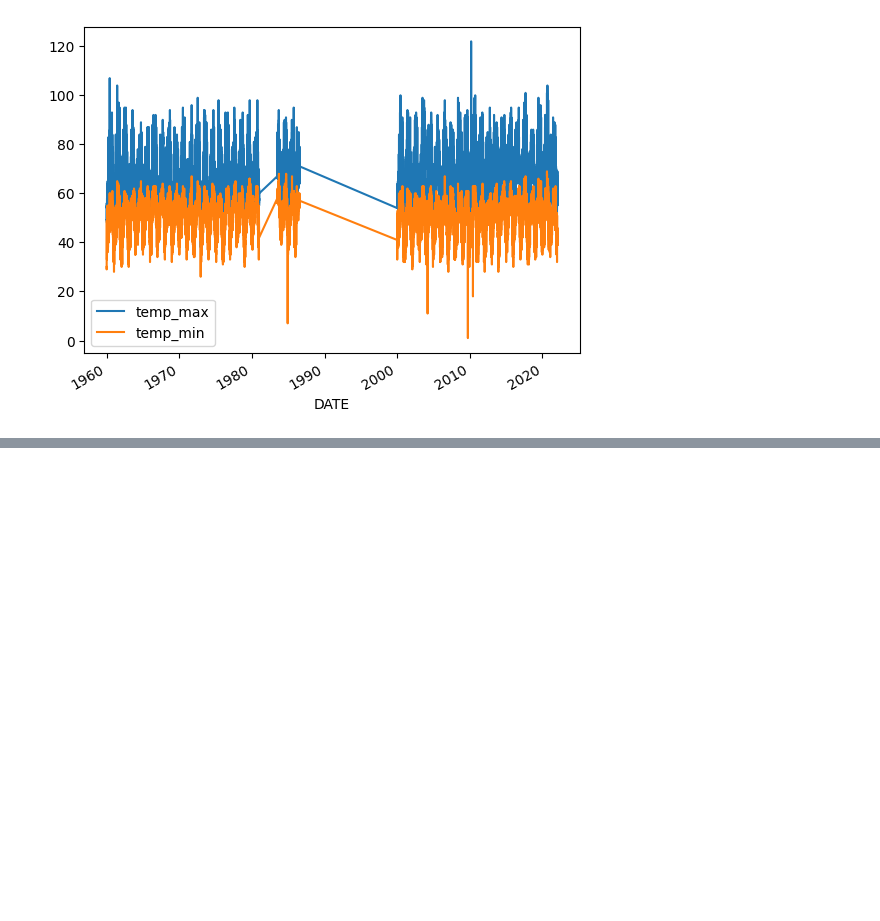
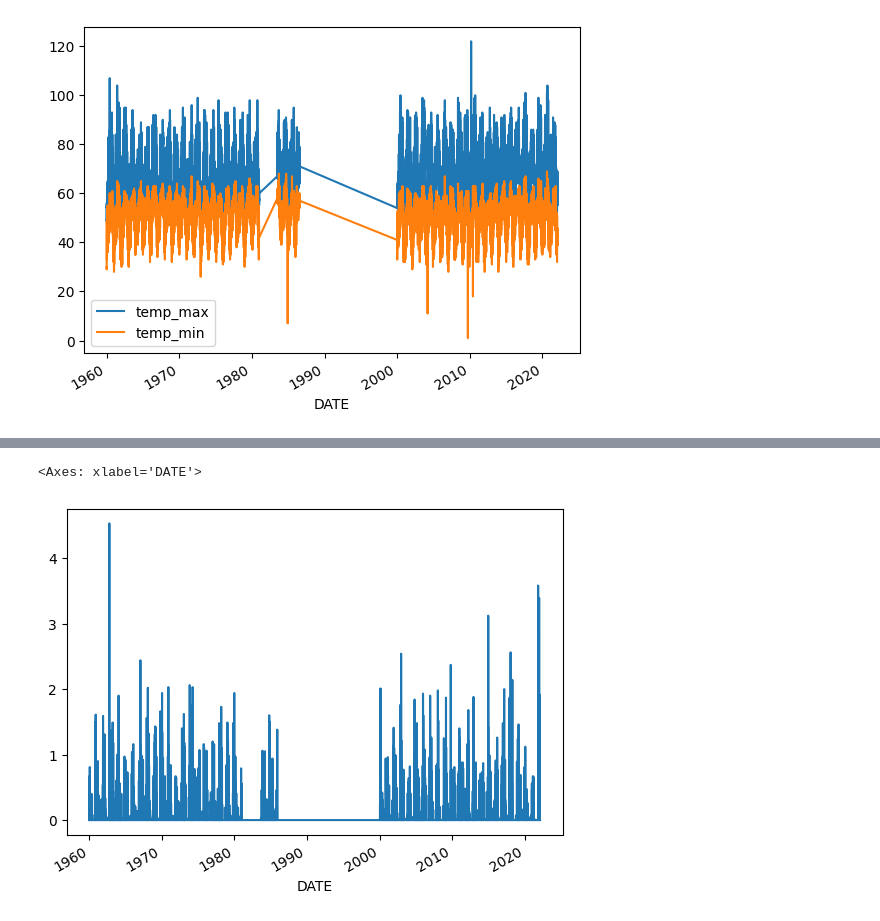
Before and after one commit to Abhilashg11/Data_science, a Jupyter notebook: Weather_prediction.ipynb, the cells around one changed output, grey strips where cells are left out. Saved outputs shown, nothing was run; the diff lists cells and outputs as text; code cells hidden in the pictures; blank space fills up the shorter version.

```diff
--- a/Weather_prediction.ipynb
+++ b/Weather_prediction.ipynb
@@ -270,0 +291,5 @@ core_weather[['temp_max','temp_min']].plot()
+# %%
+core_weather['precip'].plot()
+# %% [output]
+<Axes: xlabel='DATE'>
+[figure, added]
```
Also changed, not shown: parts of 18 cells of this notebook.
